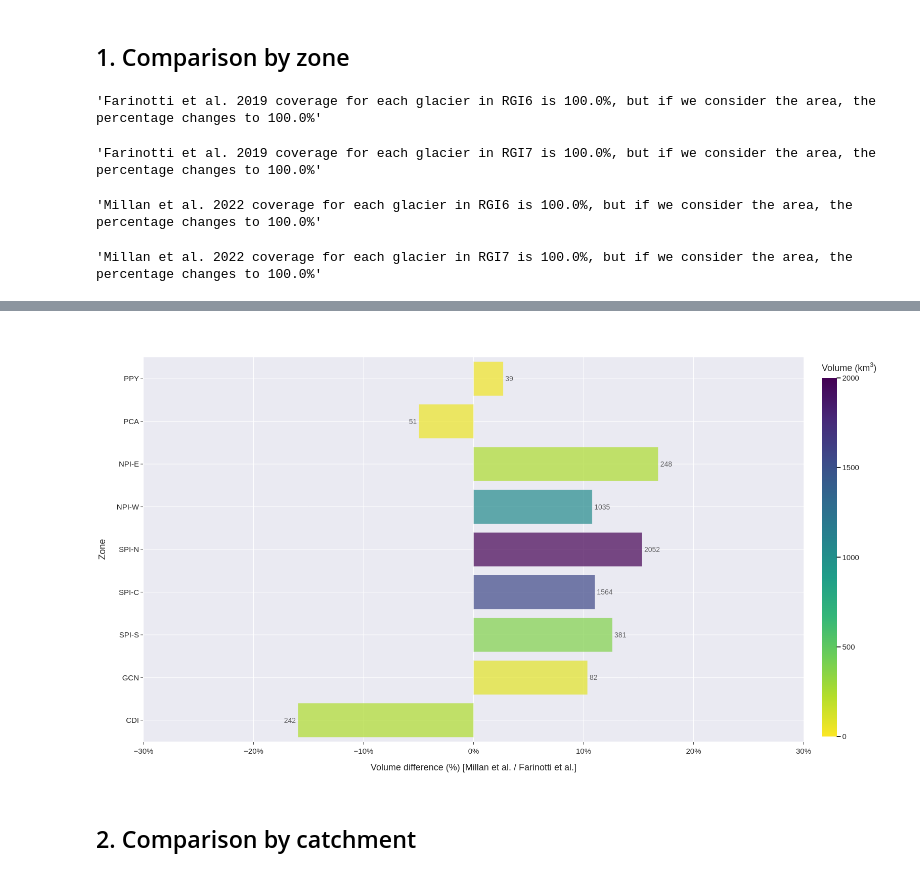
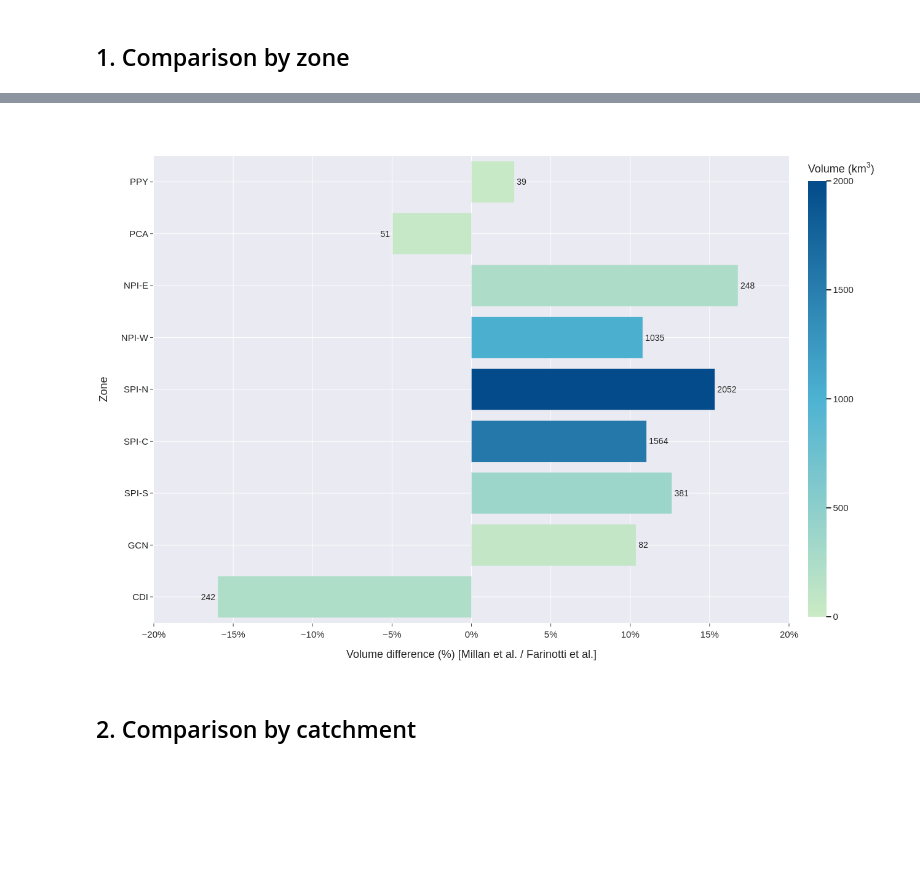
Before and after one commit to rodaguayo/Glacier_Uncertainties, a Jupyter notebook: Figures/4_Volume_Comparison.ipynb, the cells around one changed output, grey strips where cells are left out. Saved outputs shown, nothing was run; the diff lists cells and outputs as text; code cells hidden in the pictures; blank space fills up the shorter version.

Commit message:
volume corrected (again)

```diff
--- a/Figures/4_Volume_Comparison.ipynb
+++ b/Figures/4_Volume_Comparison.ipynb
@@ -22,43 +22,23 @@ RGI7 = gpd.read_file("GIS South/Glaciers/RGI7_v2.shp") # preprocessed in "Prepro
 # Zone: numeric to name (for the plot)
 RGI6 = RGI6.replace({"Zone": {1:'PPY', 2:'PCA', 3:'NPI-E', 4:'NPI-W', 5:'SPI-N', 6:'SPI-C', 7:'SPI-S', 8:'GCN', 9:'CDI'}})
 RGI7 = RGI7.replace({"Zone": {1:'PPY', 2:'PCA', 3:'NPI-E', 4:'NPI-W', 5:'SPI-N', 6:'SPI-C', 7:'SPI-S', 8:'GCN', 9:'CDI'}})
-# %%
-"Farinotti et al. 2019 coverage for each glacier in RGI6 is {}%, but if we consider the area, the percentage changes to {}%".format(
-    ((RGI6.vol_F19.notna().sum()/len(RGI6))*100).round(2), ((RGI6[RGI6.vol_F19.notna()].area_km2.sum()/RGI6.area_km2.sum())*100).round(2))
-# %% [output]
-'Farinotti et al. 2019 coverage for each glacier in RGI6 is 100.0%, but if we consider the area, the percentage changes to 100.0%'
-# %%
-"Farinotti et al. 2019 coverage for each glacier in RGI7 is {}%, but if we consider the area, the percentage changes to {}%".format(
-    ((RGI7.vol_F19.notna().sum()/len(RGI7))*100).round(2), ((RGI7[RGI7.vol_F19.notna()].area_km2.sum()/RGI7.area_km2.sum())*100).round(2))
-# %% [output]
-'Farinotti et al. 2019 coverage for each glacier in RGI7 is 100.0%, but if we consider the area, the percentage changes to 100.0%'
-# %%
-"Millan et al. 2022 coverage for each glacier in RGI6 is {}%, but if we consider the area, the percentage changes to {}%".format(
-    ((RGI6.vol_M22.notna().sum()/len(RGI6))*100).round(2), ((RGI6[RGI6.vol_M22.notna()].area_km2.sum()/RGI6.area_km2.sum())*100).round(2))
-# %% [output]
-'Millan et al. 2022 coverage for each glacier in RGI6 is 100.0%, but if we consider the area, the percentage changes to 100.0%'
-# %%
-"Millan et al. 2022 coverage for each glacier in RGI7 is {}%, but if we consider the area, the percentage changes to {}%".format(
-    ((RGI7.vol_M22.notna().sum()/len(RGI7))*100).round(2), ((RGI7[RGI7.vol_M22.notna()].area_km2.sum()/RGI7.area_km2.sum())*100).round(2))
-# %% [output]
-'Millan et al. 2022 coverage for each glacier in RGI7 is 100.0%, but if we consider the area, the percentage changes to 100.0%'
 # %%
 data = RGI6[["Zone","vol_M22","vol_F19"]].groupby("Zone").sum()
 data["delta_p"] = (data.vol_M22 / data.vol_F19) - 1
 
-fig = px.bar(data, y=data.index, x='delta_p', text= data.vol_M22.round(0), color="vol_M22", color_continuous_scale = "Viridis_r", range_color = [0,2000], orientation='h')
+fig = px.bar(data, y=data.index, x='delta_p', text= data.vol_M22.round(0), color="vol_M22", color_continuous_scale = ["#ccebc5", "#4eb3d3", "#034b8a"], range_color = [0,2000], orientation='h')
 
 fig.update_layout(font=dict(size=15), height=900, width=700, template = "seaborn", showlegend = False, autosize=False)
-fig.update_xaxes(title = "Volume difference (%) [Millan et al. / Farinotti et al.]", ticks="outside", range = [-0.3,0.3], tickformat = ',.0%')
+fig.update_xaxes(title = "Volume difference (%) [Millan et al. / Farinotti et al.]", ticks="outside", range = [-0.2,0.2], tickformat = ',.0%')
 fig.update_yaxes(ticks="outside", categoryorder='array', categoryarray= ['CDI', 'GCN', 'SPI-S', 'SPI-C', 'SPI-N', 'NPI-W','NPI-E','PCA','PPY' ])
-fig.update_traces(opacity=0.7, textfont_size=14, textangle=0, textposition="outside", cliponaxis=False)
+fig.update_traces(opacity=1, textfont_size=14, textangle=0, textposition="outside", cliponaxis=False)
 fig.layout.coloraxis.colorbar.title = 'Volume (km<sup>3</sup>)'
 
-fig.write_image("/home/rooda/Dropbox/Patagonia/MS2 Results/Figure5c.png", height=700, width=1000,  scale=4)
+fig.write_image("/home/rooda/Dropbox/Patagonia/MS2 Results/Figure_4c.png", height=700, width=1000,  scale=4)
 fig.show()
 # %% [output]
 [interactive output not drawn]
-[figure, old version]
+[figure, new version]
 # %% [markdown]
 ## 2. Comparison by catchment
 # %%
```
Also changed, not shown: parts of 2 cells of this notebook.
